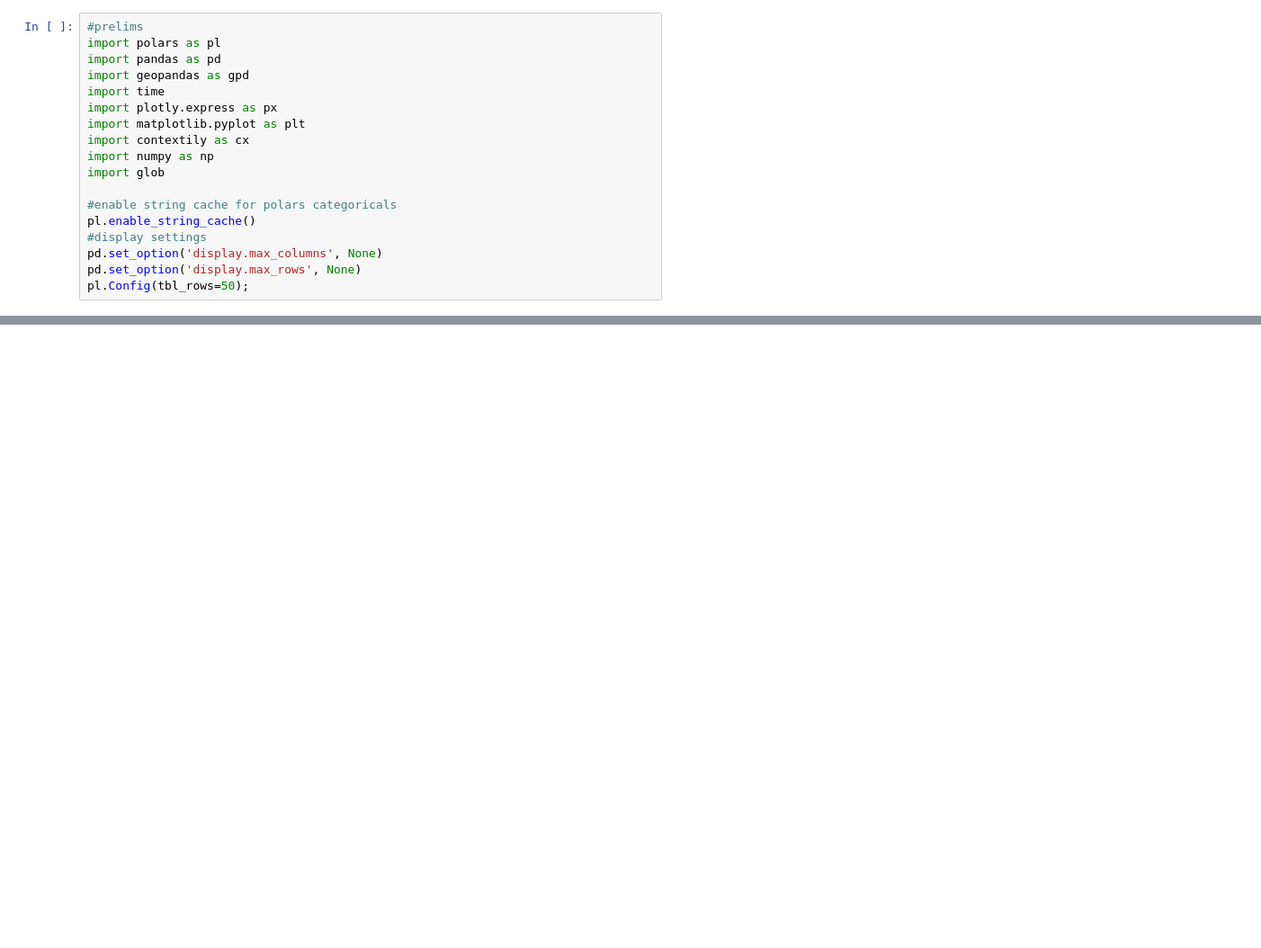
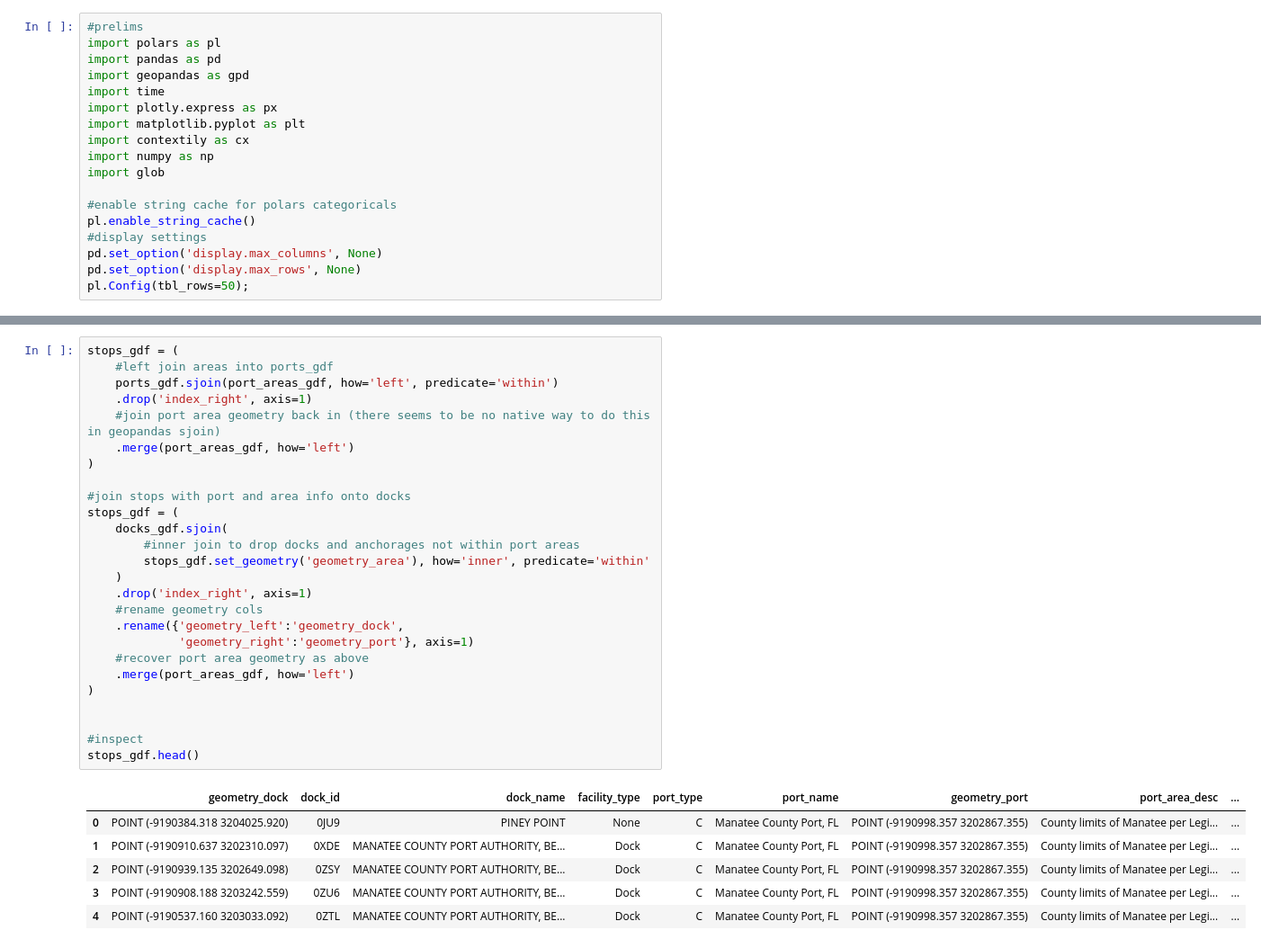
Before and after one commit to epistemetrica/Port-Performance-Project, a Jupyter notebook: sandbox.ipynb, the cells around one changed output, grey strips where cells are left out. Shown at 90% size. Drawn from its saved outputs; the diff is of its cells as text; blank space fills up the shorter version.

```diff
--- a/sandbox.ipynb
+++ b/sandbox.ipynb
@@ -436,0 +140,33 @@ print(df)
+# %%
+stops_gdf = (
+    #left join areas into ports_gdf
+    ports_gdf.sjoin(port_areas_gdf, how='left', predicate='within')
+    .drop('index_right', axis=1)
+    #join port area geometry back in (there seems to be no native way to do this in geopandas sjoin)
+    .merge(port_areas_gdf, how='left')
+)
+
+#join stops with port and area info onto docks
+stops_gdf = (
+    docks_gdf.sjoin(
+        #inner join to drop docks and anchorages not within port areas
+        stops_gdf.set_geometry('geometry_area'), how='inner', predicate='within'
+    )
+    .drop('index_right', axis=1)
+    #rename geometry cols
+    .rename({'geometry_left':'geometry_dock',
+             'geometry_right':'geometry_port'}, axis=1)
+    #recover port area geometry as above
+    .merge(port_areas_gdf, how='left')
+)
+
+
+#inspect
+stops_gdf.head()
+# %% [output]
+|  | geometry_dock | dock_id | dock_name | facility_type | port_type | port_name | geometry_port | port_area_desc | ... |
+| 0 | POINT (-9190384.318 3204025.920) | 0JU9 | PINEY POINT | None | C | Manatee County Port, FL | POINT (-9190998.357 3202867.355) | County limits of Manatee per Legi... | ... |
+| 1 | POINT (-9190910.637 3202310.097) | 0XDE | MANATEE COUNTY PORT AUTHORITY, BE... | Dock | C | Manatee County Port, FL | POINT (-9190998.357 3202867.355) | County limits of Manatee per Legi... | ... |
+| 2 | POINT (-9190939.135 3202649.098) | 0ZSY | MANATEE COUNTY PORT AUTHORITY, BE... | Dock | C | Manatee County Port, FL | POINT (-9190998.357 3202867.355) | County limits of Manatee per Legi... | ... |
+| 3 | POINT (-9190908.188 3203242.559) | 0ZU6 | MANATEE COUNTY PORT AUTHORITY, BE... | Dock | C | Manatee County Port, FL | POINT (-9190998.357 3202867.355) | County limits of Manatee per Legi... | ... |
+| 4 | POINT (-9190537.160 3203033.092) | 0ZTL | MANATEE COUNTY PORT AUTHORITY, BE... | Dock | C | Manatee County Port, FL | POINT (-9190998.357 3202867.355) | County limits of Manatee per Legi... | ... |
```
Also changed, not shown: parts of 45 cells of this notebook, 2 other files.
